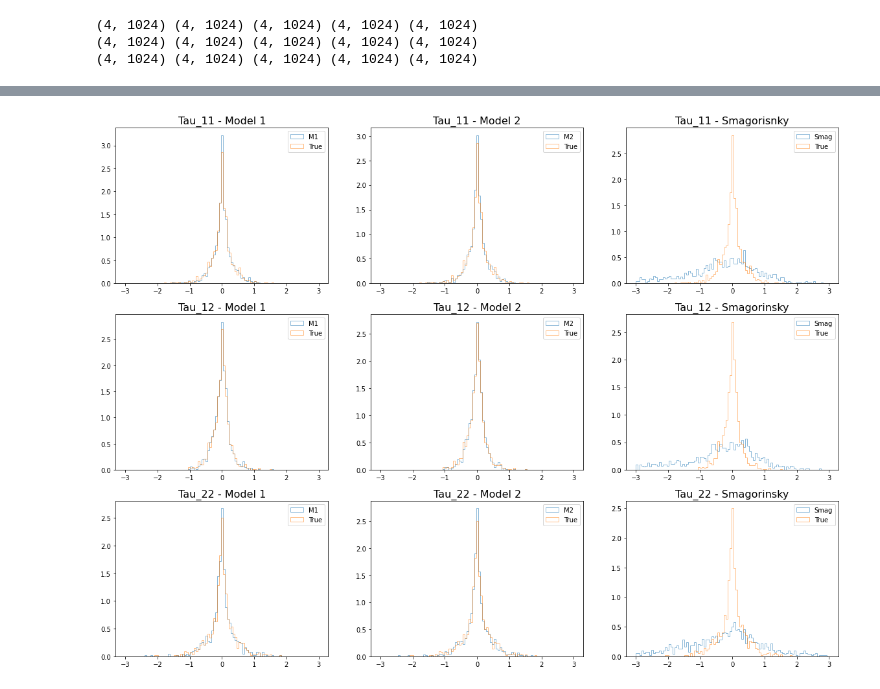
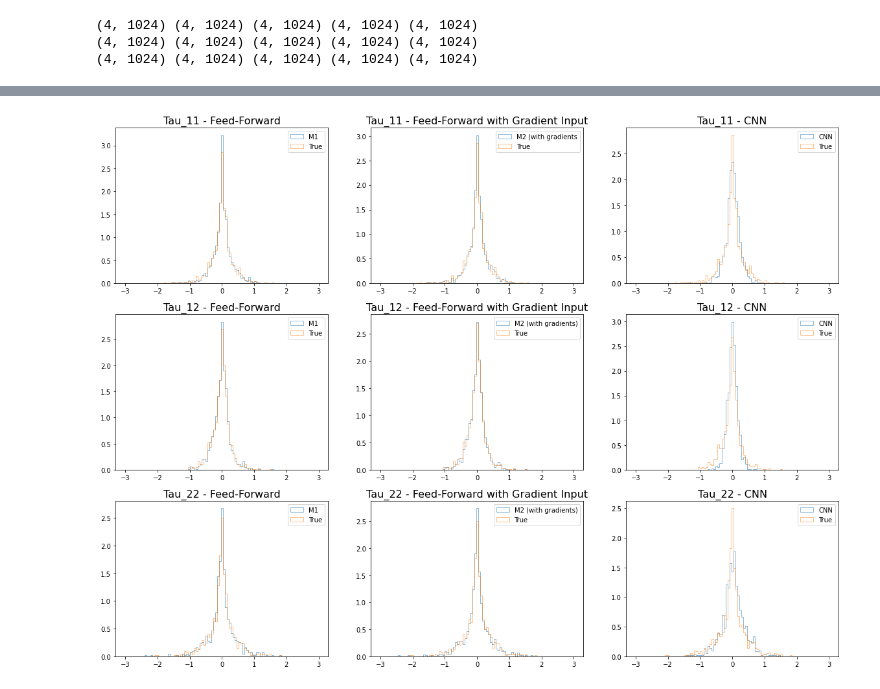
Before and after one commit to dvenkata/AMATH590, a Jupyter notebook: 03_Sub_grid_Scale_Analysis.ipynb, the cells around one changed output, grey strips where cells are left out. Drawn from its saved outputs; the diff is of its cells as text; code cells hidden in the pictures.

```diff
--- a/03_Sub_grid_Scale_Analysis.ipynb
+++ b/03_Sub_grid_Scale_Analysis.ipynb
@@ -484,7 +485,7 @@ bins = np.linspace(-3, 3, 100)
 a = fig.add_subplot(331)
 a.hist(x, bins, alpha=0.5, label='M1', density = True, histtype='step')
 a.hist(y, bins, alpha=0.5, label='True', density = True, histtype = 'step')
-a.set_title('Tau_11 - Model 1',fontsize=16)
+a.set_title('Tau_11 - Feed-Forward',fontsize=16)
 
 a.legend(loc='upper right')
 
@@ -492,19 +493,19 @@ x = tau_11_m2[1,:]
 y = tau_11_true[1,:]
 
 a = fig.add_subplot(332)
-a.hist(x, bins, alpha=0.5, label='M2', density = True, histtype='step')
+a.hist(x, bins, alpha=0.5, label='M2 (with gradients', density = True, histtype='step')
 a.hist(y, bins, alpha=0.5, label='True', density = True, histtype='step')
-a.set_title('Tau_11 - Model 2',fontsize=16)
+a.set_title('Tau_11 - Feed-Forward with Gradient Input',fontsize=16)
 
 a.legend(loc='upper right')
 
-x = tau_11_smag[1,:]
+x = tau_11_m3[1,:]
 y = tau_11_true[1,:]
 
 a = fig.add_subplot(333)
-a.hist(x, bins, alpha=0.5, label='Smag', density = True, histtype='step')
+a.hist(x, bins, alpha=0.5, label='CNN', density = True, histtype='step')
 a.hist(y, bins, alpha=0.5, label='True', density = True, histtype='step')
-a.set_title('Tau_11 - Smagorisnky',fontsize=16)
+a.set_title('Tau_11 - CNN',fontsize=16)
 
 a.legend(loc='upper right')
 
@@ -514,7 +515,7 @@ y = tau_12_true[1,:]
 a = fig.add_subplot(334)
 a.hist(x, bins, alpha=0.5, label='M1', density = True, histtype='step')
 a.hist(y, bins, alpha=0.5, label='True', density = True, histtype='step')
-a.set_title('Tau_12 - Model 1',fontsize=16)
+a.set_title('Tau_12 - Feed-Forward',fontsize=16)
 
 a.legend(loc='upper right')
 
@@ -522,52 +523,52 @@ x = tau_12_m2[1,:]
 y = tau_12_true[1,:]
 
 a = fig.add_subplot(335)
-a.hist(x, bins, alpha=0.5, label='M2', density = True, histtype='step')
+a.hist(x, bins, alpha=0.5, label='M2 (with gradients)', density = True, histtype='step')
 a.hist(y, bins, alpha=0.5, label='True', density = True, histtype='step')
-a.set_title('Tau_12 - Model 2',fontsize=16)
+a.set_title('Tau_12 - Feed-Forward with Gradient Input',fontsize=16)
 
 a.legend(loc='upper right')
 
-x = tau_12_smag[1,:]
+x = tau_12_m3[1,:]
 y = tau_12_true[1,:]
 
 a = fig.add_subplot(336)
-a.hist(x, bins, alpha=0.5, label='Smag', density = True, histtype='step')
+a.hist(x, bins, alpha=0.5, label='CNN', density = True, histtype='step')
 a.hist(y, bins, alpha=0.5, label='True', density = True, histtype='step')
-a.set_title('Tau_12 - Smagorinsky',fontsize=16)
+a.set_title('Tau_12 - CNN',fontsize=16)
 
 a.legend(loc='upper right')
 
 x = tau_22_m1[1,:]
 y = tau_22_true[1,:]
 
 a = fig.add_subplot(337)
 a.hist(x, bins, alpha=0.5, label='M1', density = True, histtype='step')
 a.hist(y, bins, alpha=0.5, label='True', density = True, histtype='step')
-a.set_title('Tau_22 - Model 1',fontsize=16)
+a.set_title('Tau_22 - Feed-Forward',fontsize=16)
 
 a.legend(loc='upper right')
 
 x = tau_22_m2[1,:]
 y = tau_22_true[1,:]
 
 a = fig.add_subplot(338)
-a.hist(x, bins, alpha=0.5, label='M2', density = True, histtype='step')
+a.hist(x, bins, alpha=0.5, label='M2 (with gradients)', density = True, histtype='step')
 a.hist(y, bins, alpha=0.5, label='True', density = True, histtype='step')
-a.set_title('Tau_22 - Model 2',fontsize=16)
+a.set_title('Tau_22 - Feed-Forward with Gradient Input',fontsize=16)
 
 a.legend(loc='upper right')
 
-x = tau_22_smag[1,:]
+x = tau_22_m3[1,:]
 y = tau_22_true[1,:]
 
 a = fig.add_subplot(339)
-a.hist(x, bins, alpha=0.5, label='Smag', density = True, histtype='step')
+a.hist(x, bins, alpha=0.5, label='CNN', density = True, histtype='step')
 a.hist(y, bins, alpha=0.5, label='True', density = True, histtype='step')
-a.set_title('Tau_22 - Smagorinsky',fontsize=16)
+a.set_title('Tau_22 - CNN',fontsize=16)
 
 a.legend(loc='upper right')
 
 pyplot.show()
 # %% [output]
-[figure, old version]
+[figure, new version]
```
Also changed, not shown: parts of 5 cells of this notebook.
